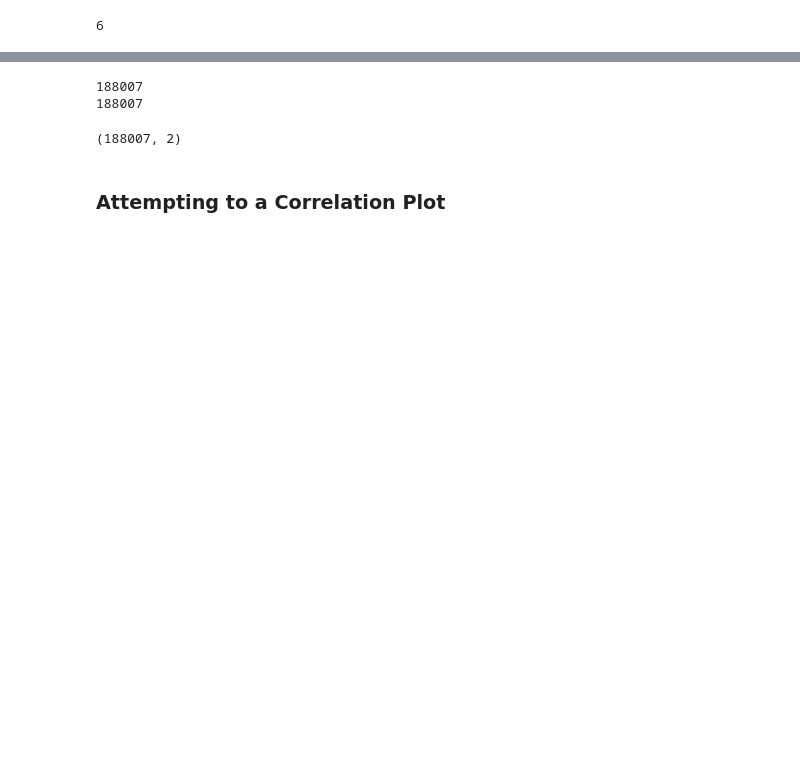
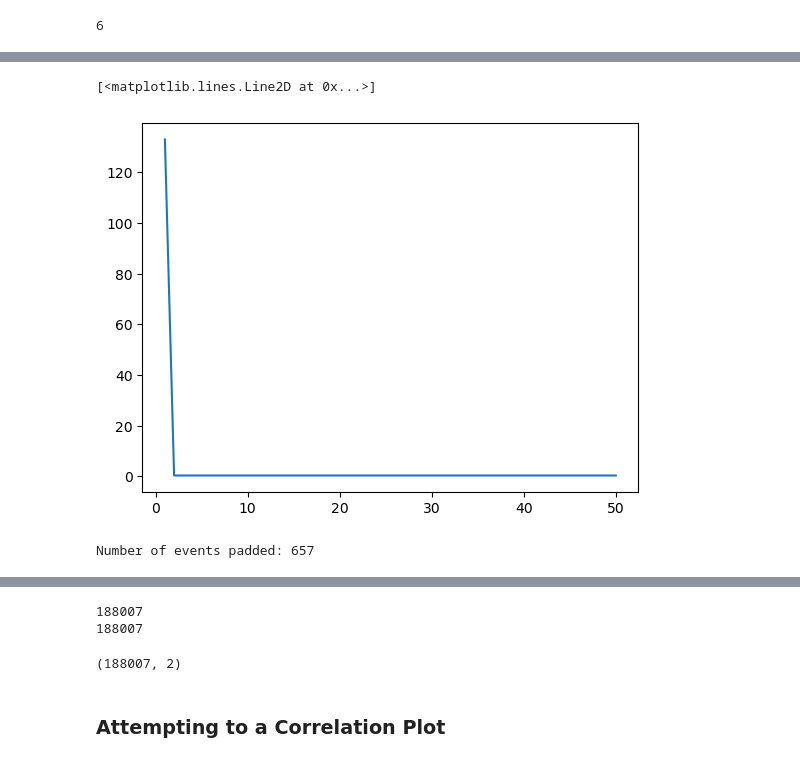
Before and after one commit to ikrommyd/PHYS549, a Jupyter notebook: Var_analysis.ipynb, the cells around one changed output, grey strips where cells are left out. Saved outputs shown, nothing was run; the diff lists cells and outputs as text; code cells hidden in the pictures; blank space fills up the shorter version.

Commit message:
Expanded Var_analysis.ipnyb to handle formatting and sorting of individual tracks

```diff
--- a/Var_analysis.ipynb
+++ b/Var_analysis.ipynb
@@ -19,12 +38,12 @@ To enable them in other operations, rebuild TensorFlow with the appropriate comp
 # %%
-# take the feature labels out of a root file
-with uproot.open(f"root_files/ntuple_merged_10.root:deepntuplizer/tree;42") as tree:
-    features = ['fj_jetNTracks','fj_nSV']+[x for x in tree.keys() if x[:6]=='fj_tau' or x[:8]=='fj_track']
-    #labexp = ['fj_isQCD','fj_isH','fj_isBB']
+# # take the feature labels out of a root file
+# with uproot.open(f"root_files/ntuple_merged_10.root:deepntuplizer/tree;42") as tree:
+#     features = ['fj_jetNTracks','fj_nSV']+[x for x in tree.keys() if x[:6]=='fj_tau' or x[:8]=='fj_track']
+#     #labexp = ['fj_isQCD','fj_isH','fj_isBB']
 
-# 2 labels: QCD or Hbb. Logical "and" of labels is used.
-labels = ['sample_isQCD',
-          'label_H_bb']
+# # 2 labels: QCD or Hbb. Logical "and" of labels is used.
+# labels = ['sample_isQCD',
+#           'label_H_bb']
 
-nfeatures = len(features)
-nlabels = len(labels)
+# nfeatures = len(features)
+# nlabels = len(labels)
@@ -87,0 +176,13 @@ feature_array, label_array = get_features('root_files/ntuple_merged_10.root')
+# %%
+# build a simple neural network in keras
+
+nfeatures = len(feature_array[0])
+
+opt = keras.optimizers.SGD(learning_rate=0.1)
+keras_model = keras.Sequential()
+keras_model.add(Dense(units=30,activation='relu',input_dim=nfeatures))
+keras_model.add(Dense(units=30,activation='relu'))
+keras_model.add(Dense(units=nlabels,activation='softmax'))
+# keras_model.compile(optimizer='adam', loss='categorical_crossentropy', metrics=['accuracy'])
+keras_model.compile(optimizer=opt, loss='categorical_crossentropy', metrics=['accuracy'])
+print(keras_model.summary())
@@ -87,0 +206,4 @@ feature_array, label_array = get_features('root_files/ntuple_merged_10.root')
+# %%
+# fit keras model
+keras_model.fit(feature_array, label_array, batch_size=1024,
+                epochs=50, validation_split=0.2)
@@ -87,0 +229,12 @@ feature_array, label_array = get_features('root_files/ntuple_merged_10.root')
+# %%
+history = keras_model.history.history['loss']
+# %%
+plt.plot(np.arange(1,51), history)
+# %% [output]
+[<matplotlib.lines.Line2D at 0x...>]
+[figure, added]
+# %%
+# load features and labels arrays for a testing file
+feature_array_test, label_array_test = get_features('root_files/ntuple_merged_0.root')
+# %% [output]
+Number of events padded: 657
```
Also changed, not shown: parts of 12 cells of this notebook, 1 other file.
